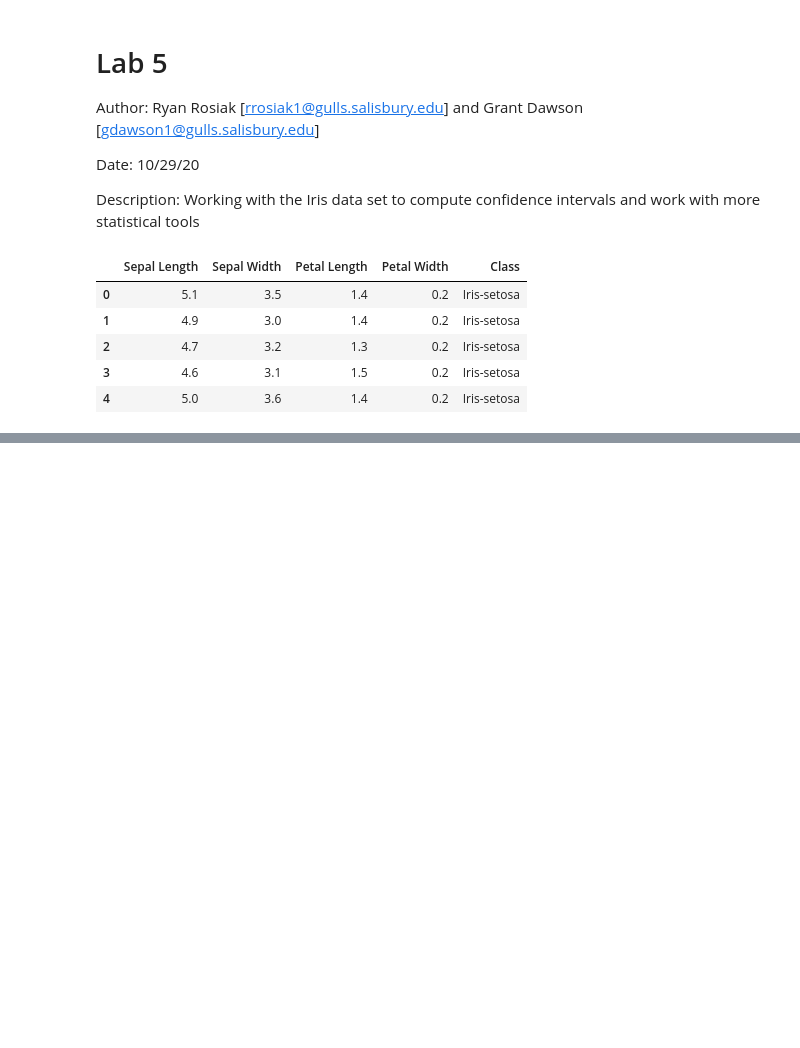
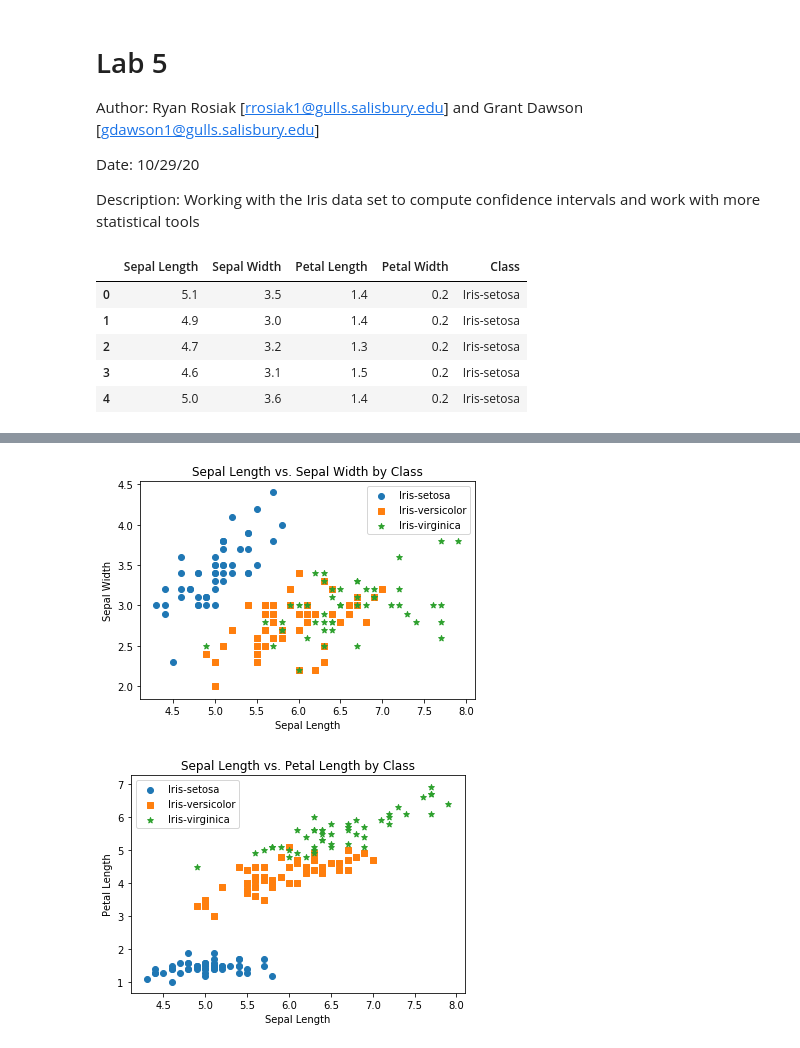
Before and after one commit to spa542/COSC311, a Jupyter notebook: Lab5/Lab5.ipynb, the cells around one changed output, grey strips where cells are left out. Cells and saved outputs as stored; diff of their text form; code cells hidden in the pictures; blank space fills up the shorter version.

```diff
--- a/Lab5/Lab5.ipynb
+++ b/Lab5/Lab5.ipynb
@@ -347,0 +337,80 @@ Confidence Interval for Petal Width of Iris-virginica
+# %%
+# 7.
+# Among the sepal/petal length/width measurements, we can define six different pairwise comparisons
+# (sepal length vs petal width, sepal length vs sepal width, etc.); show these two parameters together in
+# (six) different scatter plots, where each class is shown by a different color and shape marker.
+# Data disregarding class
+s_length = iris_data[['Sepal Length']].values
+s_width = iris_data[['Sepal Width']].values
+p_length = iris_data[['Petal Length']].values
+p_width = iris_data[['Petal Width']].values
+# Data regarding class
+s_length_setosa = iris_data[iris_data['Class'] == 'Iris-setosa']['Sepal Length'].values
+s_length_versicolor = iris_data[iris_data['Class'] == 'Iris-versicolor']['Sepal Length'].values
+s_length_virginica = iris_data[iris_data['Class'] == 'Iris-virginica']['Sepal Length'].values
+s_width_setosa = iris_data[iris_data['Class'] == 'Iris-setosa']['Sepal Width'].values
+s_width_versicolor = iris_data[iris_data['Class'] == 'Iris-versicolor']['Sepal Width'].values
+s_width_virginica = iris_data[iris_data['Class'] == 'Iris-virginica']['Sepal Width'].values
+p_length_setosa = iris_data[iris_data['Class'] == 'Iris-setosa']['Petal Length'].values
+p_length_versicolor = iris_data[iris_data['Class'] == 'Iris-versicolor']['Petal Length'].values
+p_length_virginica = iris_data[iris_data['Class'] == 'Iris-virginica']['Petal Length'].values
+p_width_setosa = iris_data[iris_data['Class'] == 'Iris-setosa']['Petal Width'].values
+p_width_versicolor = iris_data[iris_data['Class'] == 'Iris-versicolor']['Petal Width'].values
+p_width_virginica = iris_data[iris_data['Class'] == 'Iris-virginica']['Petal Width'].values
+# Sepal Length vs. Sepal Width
+plt.scatter(s_length_setosa, s_width_setosa, marker='o')
+plt.scatter(s_length_versicolor, s_width_versicolor, marker='s')
+plt.scatter(s_length_virginica, s_width_virginica, marker='*')
+plt.title('Sepal Length vs. Sepal Width by Class')
+plt.legend(['Iris-setosa', 'Iris-versicolor', 'Iris-virginica'])
+plt.xlabel('Sepal Length')
+plt.ylabel('Sepal Width')
+plt.show()
+# Sepal Length vs. Petal Length
+plt.scatter(s_length_setosa, p_length_setosa, marker='o')
+plt.scatter(s_length_versicolor, p_length_versicolor, marker='s')
+plt.scatter(s_length_virginica, p_length_virginica, marker='*')
+plt.title('Sepal Length vs. Petal Length by Class')
+plt.legend(['Iris-setosa', 'Iris-versicolor', 'Iris-virginica'])
+plt.xlabel('Sepal Length')
+plt.ylabel('Petal Length')
+plt.show()
+# Sepal Length vs. Petal Width
+plt.scatter(s_length_setosa, p_width_setosa, marker='o')
+plt.scatter(s_length_versicolor, p_width_versicolor, marker='s')
+plt.scatter(s_length_virginica, p_width_virginica, marker='*')
+plt.title('Sepal Length vs. Petal Width by Class')
+plt.legend(['Iris-setosa', 'Iris-versicolor', 'Iris-virginica'])
+plt.xlabel('Sepal Length')
+plt.ylabel('Petal Width')
+plt.show()
+# Sepal Width vs. Petal Length
+plt.scatter(s_width_setosa, p_length_setosa, marker='o')
+plt.scatter(s_width_versicolor, p_length_versicolor, marker='s')
+plt.scatter(s_width_virginica, p_length_virginica, marker='*')
+plt.title('Sepal Width vs. Petal Length by Class')
+plt.legend(['Iris-setosa', 'Iris-versicolor', 'Iris-virginica'])
+plt.xlabel('Sepal Width')
+plt.ylabel('Petal Length')
+plt.show()
+# Sepal Width vs. Petal Width
+plt.scatter(s_width_setosa, p_width_setosa, marker='o')
+plt.scatter(s_width_versicolor, p_width_versicolor, marker='s')
+plt.scatter(s_width_virginica, p_width_virginica, marker='*')
+plt.title('Sepal Width vs. Petal Width by Class')
+plt.legend(['Iris-setosa', 'Iris-versicolor', 'Iris-virginica'])
+plt.xlabel('Sepal Width')
+plt.ylabel('Petal Width')
+plt.show()
+# Petal Length vs. Petal Width
+plt.scatter(p_length_setosa, p_width_setosa, marker='o')
+plt.scatter(p_length_versicolor, p_width_versicolor, marker='s')
+plt.scatter(p_length_virginica, p_width_virginica, marker='*')
+plt.title('Petal Length vs. Petal Width by Class')
+plt.legend(['Iris-setosa', 'Iris-versicolor', 'Iris-virginica'])
+plt.xlabel('Petal Length')
+plt.ylabel('Petal Width')
+plt.show()
+# %% [output]
+[figure, added]
+[figure, added]
```
Also changed, not shown: parts of 6 cells of this notebook.
